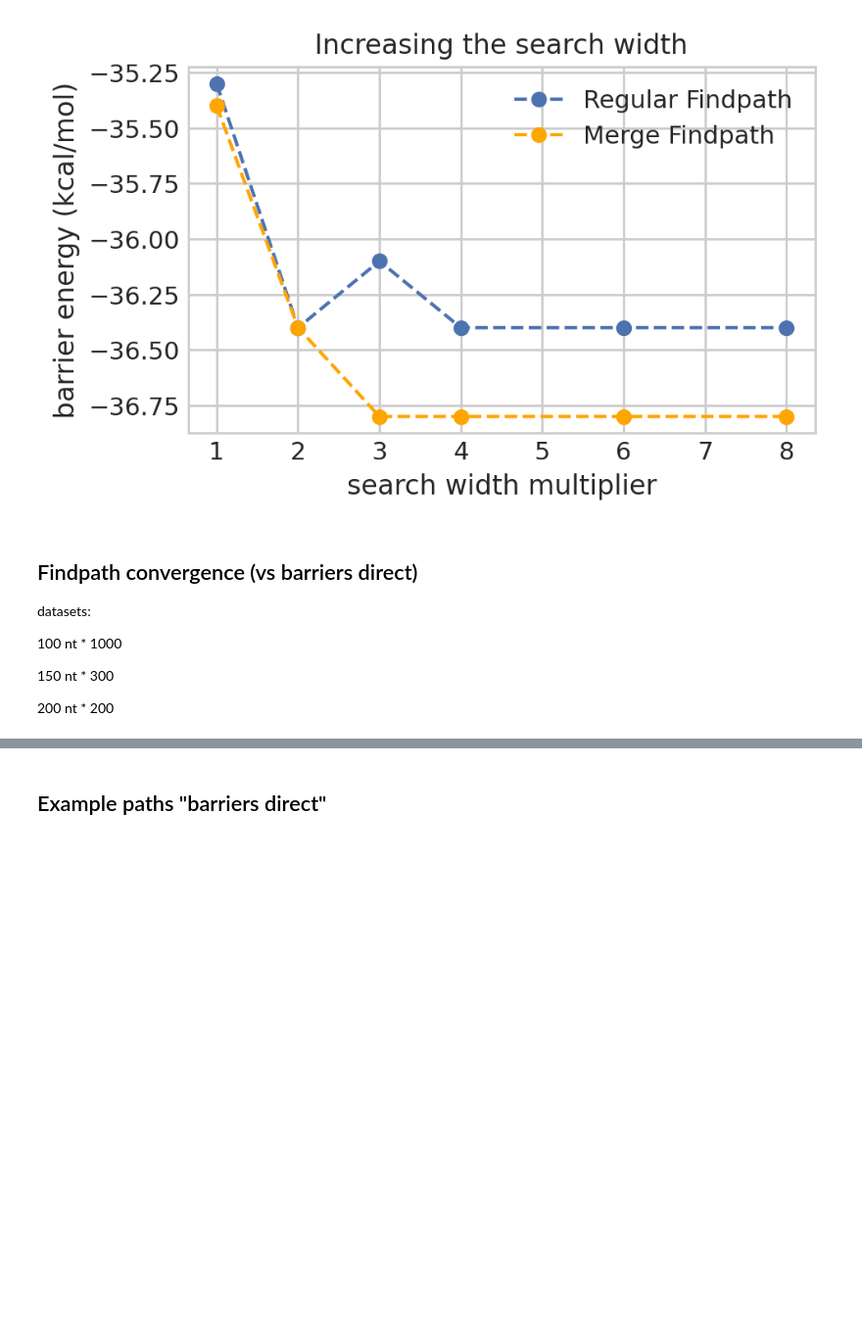
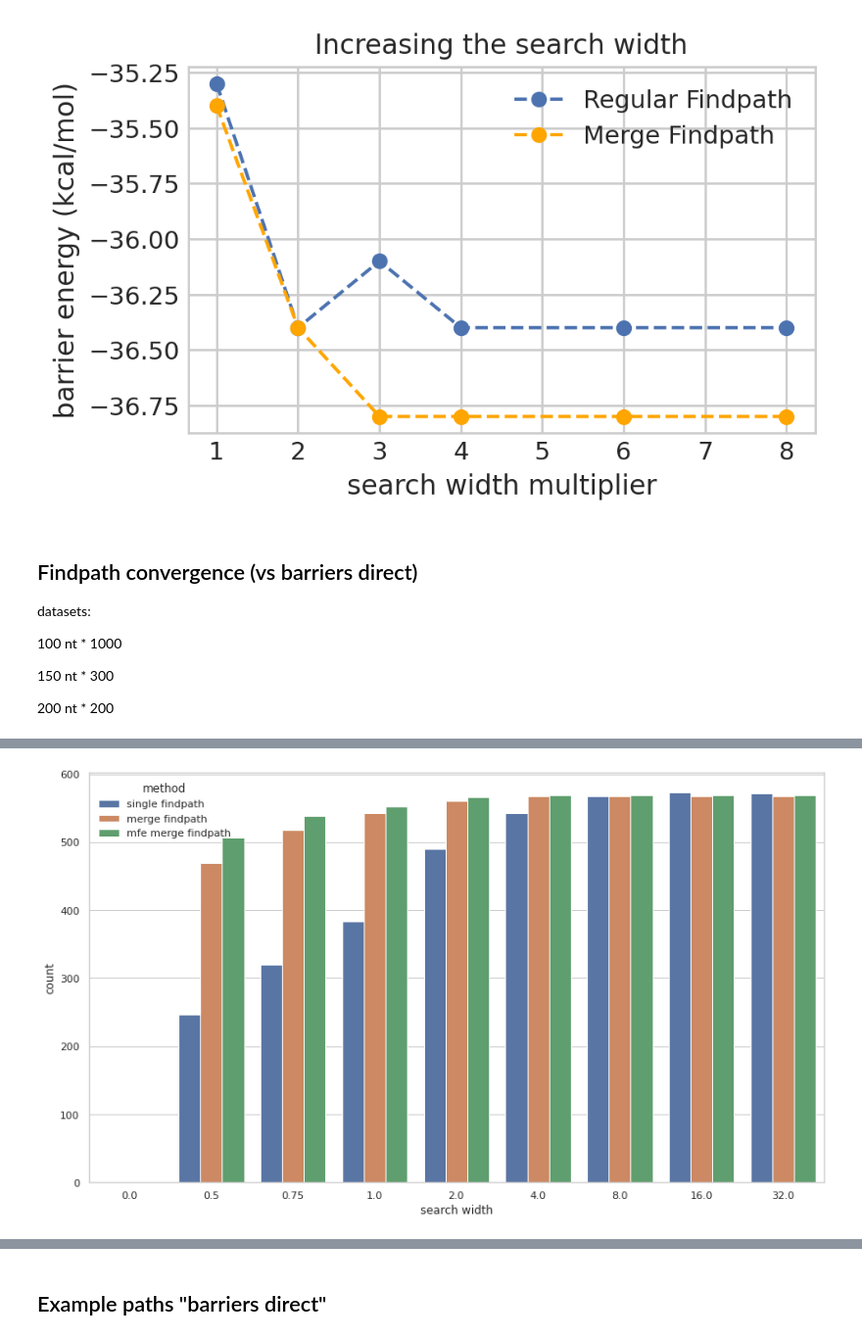
Before and after one commit to maxf-at/findpath_cpp, a Jupyter notebook: benchmarks/sw_scaling_result.ipynb, the cells around one changed output, grey strips where cells are left out. Shown: that part at 98% size. Cells and saved outputs as stored; diff of their text form; code cells hidden in the pictures; blank space fills up the shorter version.

```diff
--- a/benchmarks/sw_scaling_result.ipynb
+++ b/benchmarks/sw_scaling_result.ipynb
@@ -168,7 +337,7 @@ plt.legend()
 <matplotlib.legend.Legend at 0x...>
 [figure]
 # %%
-def hist_csv(prefix, filename, barriers=True, subopt_paths=True, limit=14):
+def hist_csv(prefix, filename, barriers=True, subopt_paths=True, limit=16):
     df = pd.read_csv(prefix+filename)
     unique_indices = 100000
     unique = list(df.groupby('i').last().reset_index()["i"])
@@ -316,0 +452,81 @@ merge findpath + subopt paths, no convergence:          3 [156, 217, 300]
+# %%
+def hist_csv(prefix, filename, barriers=True, subopt_paths=True, limit=16):
+    df = pd.read_csv(prefix+filename)
+    unique_indices = 100000
+    unique = list(df.groupby('i').last().reset_index()["i"])
+
+    search_widths = list(df.groupby('search_width_multiplier').last().reset_index()["search_width_multiplier"])
+    search_widths += [0]
+    search_widths.sort()
+
+#     print (search_widths, unique, len(unique))
+
+    converged_fp = {i:0 for i in search_widths}
+    converged_fp_merge = {i:0 for i in search_widths}
+    converged_fp_mfe_merge = {i:0 for i in search_widths}
+
+    for i in range(unique_indices):
+        if i not in unique:
+            continue
+
+#         if i > 2:
+#             break
+        if barriers:
+            # max_en from barriers result
+            max_en = df.loc[df['i'] == i, 'barriers_max_en'].min()
+        else:
+            # max_en without barriers result
+            max1 = df.loc[df['i'] == i, 'new_fp_results'].min()
+            max2 = df.loc[df['i'] == i, 'new_merge_results'].min()
+            max_en = min(max1, max2)
+
+        # when do we reach max_en?
+        try:
+            converged = df[(df['new_fp_results'] == max_en) & (df['i'] == i)]["search_width_multiplier"]
+        except:
+            converged = []
+            converged_fp[0] += 1
+        for sw in converged:
+            converged_fp[sw] += 1
+
+        try:
+            converged = df[(df['new_merge_results'] == max_en) & (df['i'] == i)]["search_width_multiplier"]
+        except:
+            converged = []
+            converged_fp_merge[0] += 1
+        for sw in converged:
+            converged_fp_merge[sw] += 1
+
+        try:
+            converged = df[(df['new_merge_mfe_results'] == max_en) & (df['i'] == i)]["search_width_multiplier"]
+        except:
+            converged = []
+            converged_fp_mfe_merge[0] += 1
+        for sw in converged:
+            converged_fp_mfe_merge[sw] += 1
+
+
+    print ("regular findpath:   ", converged_fp)
+    print ("merge findpath      ", converged_fp_merge)
+    print ("merge findpath + MFE", converged_fp_mfe_merge)
+
+    df1 = pd.DataFrame.from_dict(converged_fp, orient='index', columns=["count"])
+    df2 = pd.DataFrame.from_dict(converged_fp_merge, orient='index', columns=["count"])
+    df3 = pd.DataFrame.from_dict(converged_fp_mfe_merge, orient='index', columns=["count"])
+
+    df1["method"] = "single findpath"
+    df2["method"] = "merge findpath"
+    df3["method"] = "mfe merge findpath"
+
+    df =  pd.concat([df1, df2, df3], axis=0)
+    df['search width'] = df.index
+#     print (df)
+    sns.barplot(x="search width", y="count", data=df, hue="method")
+
+
+prefix = "./results/"
+filename = "sw_scaling_h3_1000x_100-20.csv"
+filename = "sw_scaling_h3_1000x_200-30.csv"
+
+hist_csv(prefix, filename, barriers=True, limit=limit, subopt_paths=False)
+# %% [output]
@@ -316,0 +536 @@ merge findpath + subopt paths, no convergence:          3 [156, 217, 300]
+[figure, added]
```
Also changed, not shown: parts of 17 cells of this notebook, 34 other files.
